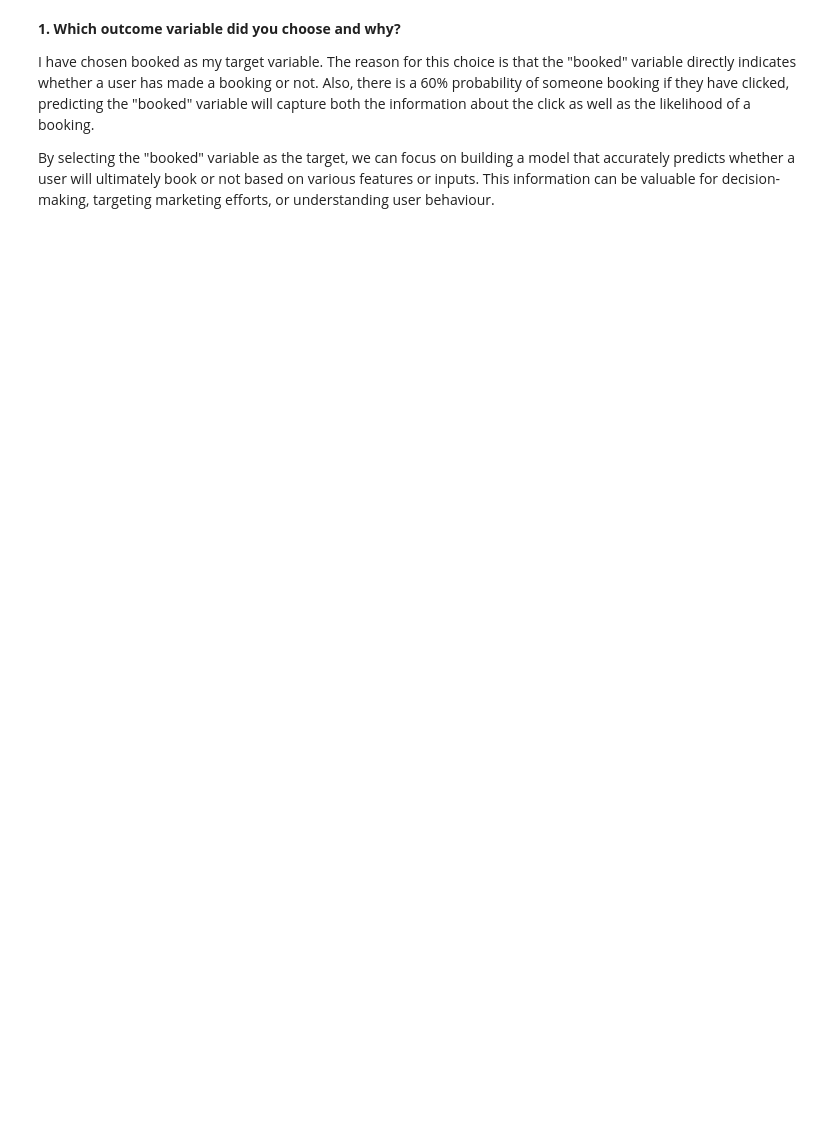
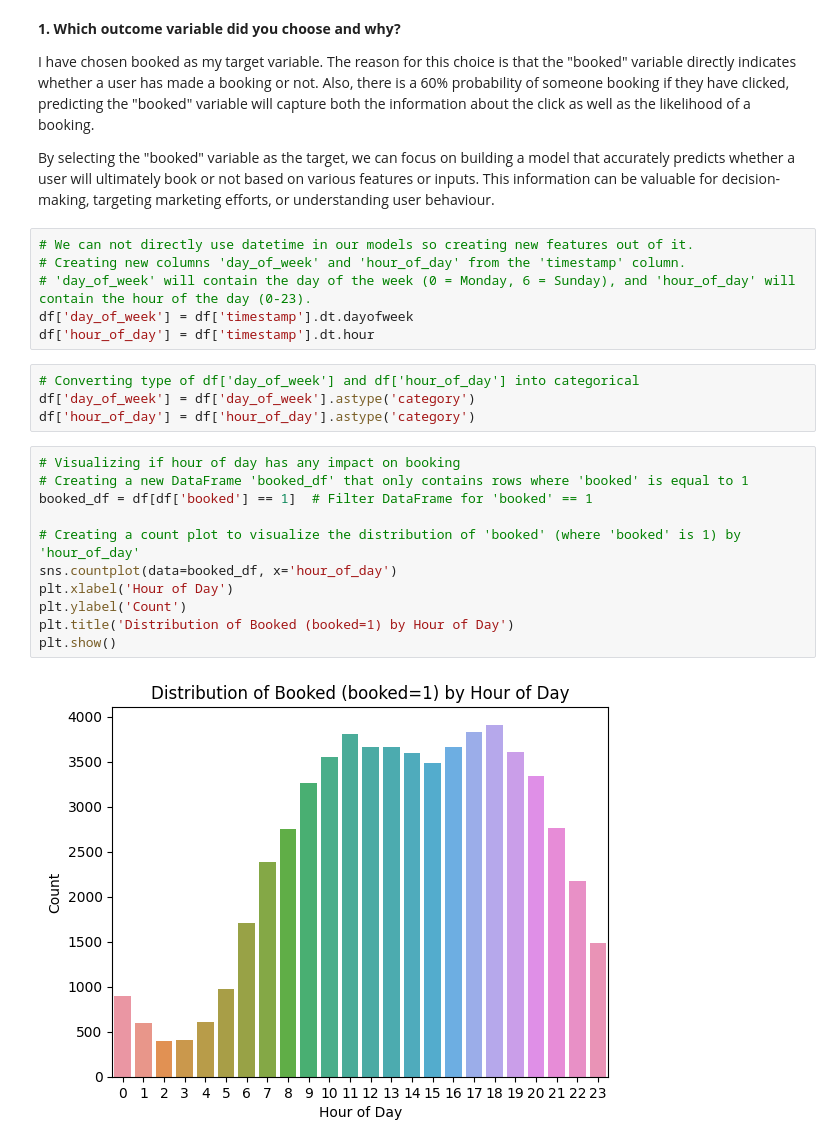
Before and after one commit to manish-tripathi/Amplify-Analytix-Task, a Jupyter notebook: data-science-task.ipynb, the cells around one changed output. Drawn from its saved outputs; the diff is of its cells as text; blank space fills up the shorter version.

Commit message:
Kaggle Notebook | Data Science Task | Version 12

```diff
--- a/data-science-task.ipynb
+++ b/data-science-task.ipynb
@@ -776,3 +666,26 @@ P-value: 0.0
 I have chosen booked as my target variable. The reason for this choice is that the "booked" variable directly indicates whether a user has made a booking or not. Also, there is a 60% probability of someone booking if they have clicked, predicting the "booked" variable will capture both the information about the click as well as the likelihood of a booking.
 
 By selecting the "booked" variable as the target, we can focus on building a model that accurately predicts whether a user will ultimately book or not based on various features or inputs. This information can be valuable for decision-making, targeting marketing efforts, or understanding user behaviour.
+# %%
+# We can not directly use datetime in our models so creating new features out of it.
+# Creating new columns 'day_of_week' and 'hour_of_day' from the 'timestamp' column.
+# 'day_of_week' will contain the day of the week (0 = Monday, 6 = Sunday), and 'hour_of_day' will contain the hour of the day (0-23).
+df['day_of_week'] = df['timestamp'].dt.dayofweek
+df['hour_of_day'] = df['timestamp'].dt.hour
+# %%
+# Converting type of df['day_of_week'] and df['hour_of_day'] into categorical
+df['day_of_week'] = df['day_of_week'].astype('category')
+df['hour_of_day'] = df['hour_of_day'].astype('category')
+# %%
+# Visualizing if hour of day has any impact on booking
+# Creating a new DataFrame 'booked_df' that only contains rows where 'booked' is equal to 1
+booked_df = df[df['booked'] == 1]  # Filter DataFrame for 'booked' == 1
+
+# Creating a count plot to visualize the distribution of 'booked' (where 'booked' is 1) by 'hour_of_day'
+sns.countplot(data=booked_df, x='hour_of_day')
+plt.xlabel('Hour of Day')
+plt.ylabel('Count')
+plt.title('Distribution of Booked (booked=1) by Hour of Day')
+plt.show()
+# %% [output]
+[figure, added]
```
Also changed, not shown: parts of 34 cells of this notebook.
